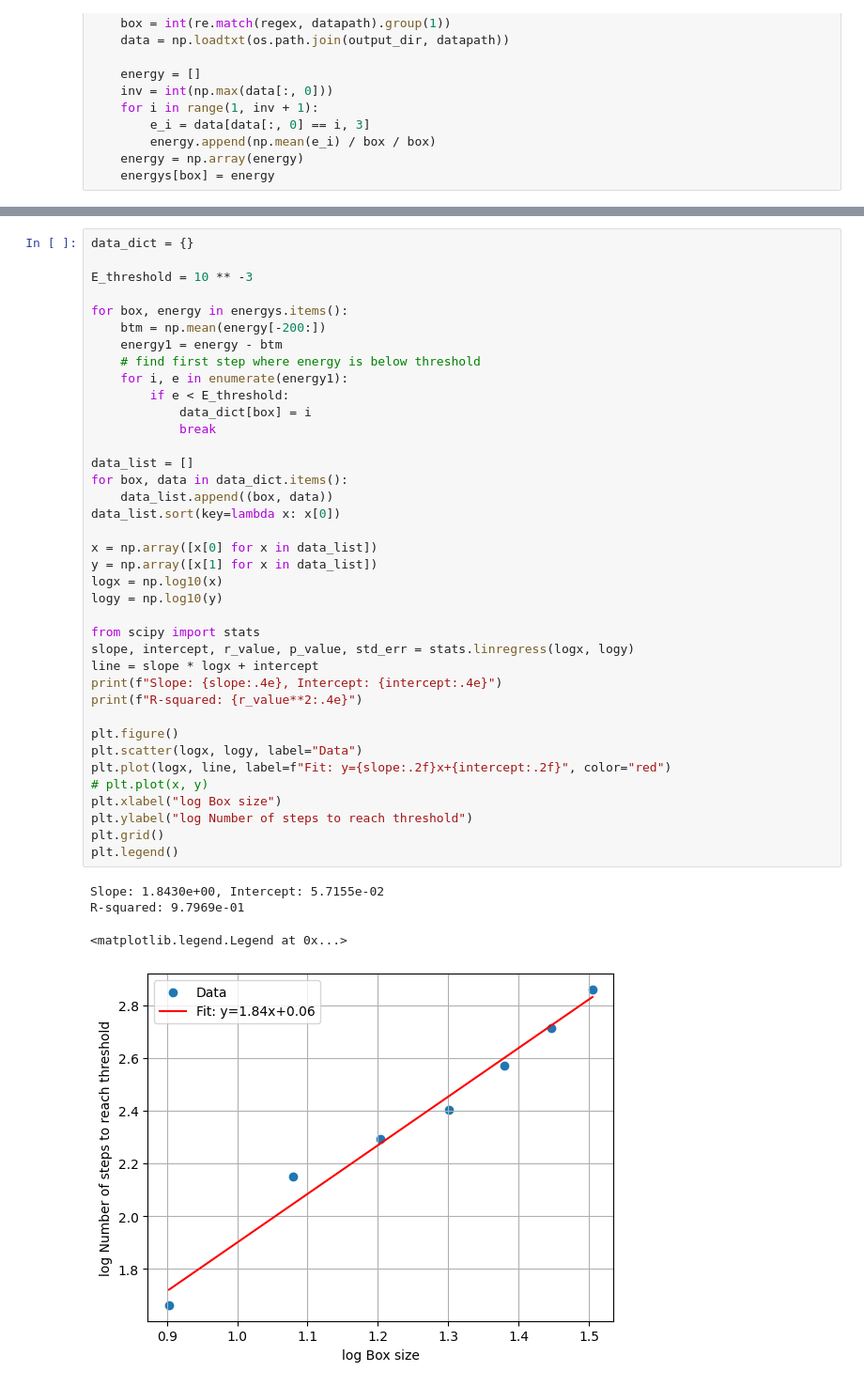
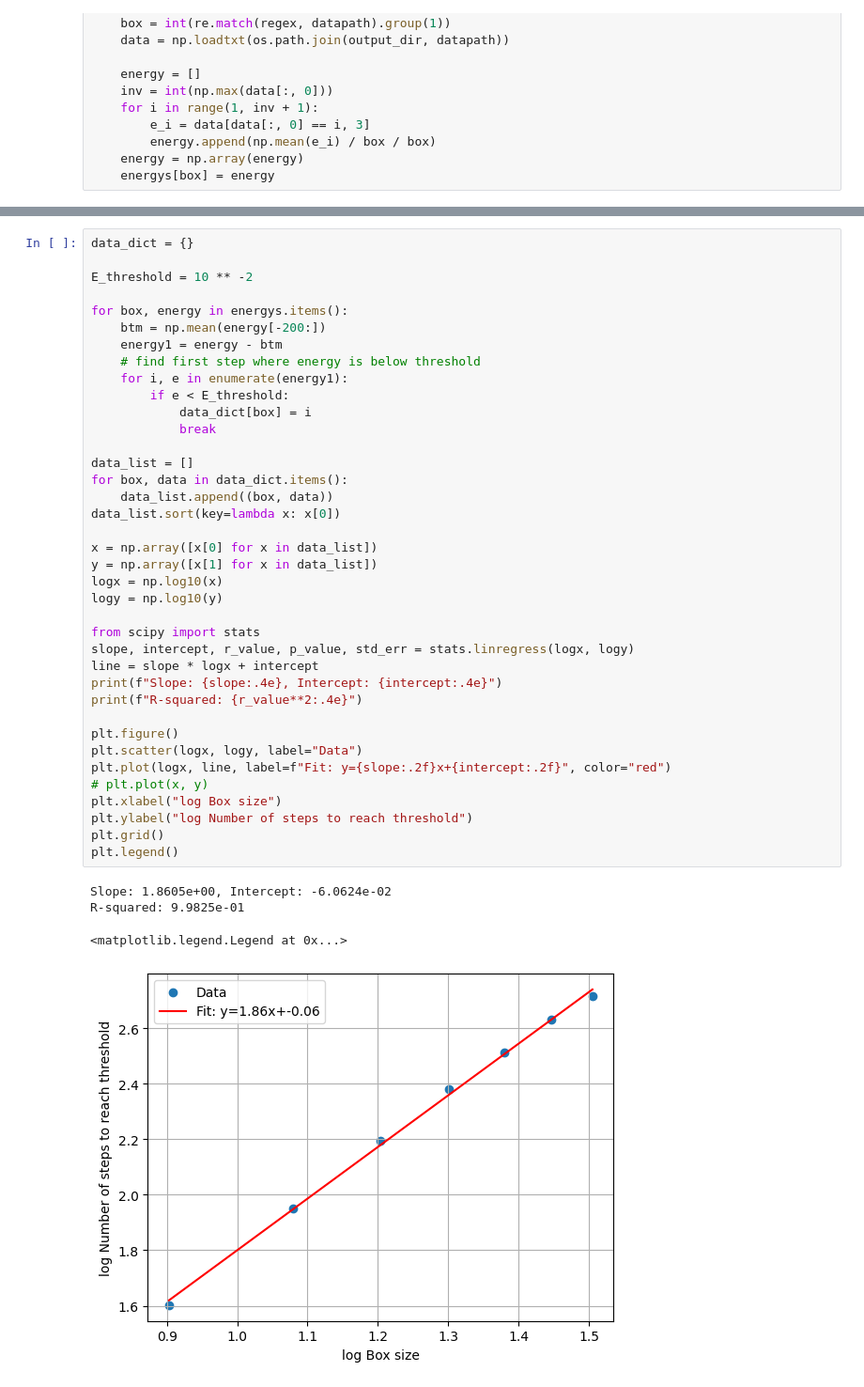
Before and after one commit to zty624/IntroPhyCom, a Jupyter notebook: hw8/b.ipynb, the cells around one changed output, grey strips where cells are left out. Shown at 94% size. Drawn from its saved outputs; the diff is of its cells as text.

```diff
--- a/hw8/b.ipynb
+++ b/hw8/b.ipynb
@@ -61,7 +61,7 @@ plt.show()
 # %%
 data_dict = {}
 
-E_threshold = 10 ** -3
+E_threshold = 10 ** -2
 
 for box, energy in energys.items():
     btm = np.mean(energy[-200:])
@@ -71,33 +71,33 @@ for box, energy in energys.items():
         if e < E_threshold:
             data_dict[box] = i
             break
 
 data_list = []
 for box, data in data_dict.items():
     data_list.append((box, data))
 data_list.sort(key=lambda x: x[0])
 
 x = np.array([x[0] for x in data_list])
 y = np.array([x[1] for x in data_list])
 logx = np.log10(x)
 logy = np.log10(y)
 
 from scipy import stats
 slope, intercept, r_value, p_value, std_err = stats.linregress(logx, logy)
 line = slope * logx + intercept
 print(f"Slope: {slope:.4e}, Intercept: {intercept:.4e}")
 print(f"R-squared: {r_value**2:.4e}")
 
 plt.figure()
 plt.scatter(logx, logy, label="Data")
 plt.plot(logx, line, label=f"Fit: y={slope:.2f}x+{intercept:.2f}", color="red")
 # plt.plot(x, y)
 plt.xlabel("log Box size")
 plt.ylabel("log Number of steps to reach threshold")
 plt.grid()
 plt.legend()
 # %% [output]
-Slope: 1.8430e+00, Intercept: 5.7155e-02
-R-squared: 9.7969e-01
+Slope: 1.8605e+00, Intercept: -6.0624e-02
+R-squared: 9.9825e-01
 <matplotlib.legend.Legend at 0x...>
-[figure, old version]
+[figure, new version]
```
Also changed, not shown: parts of 1 cell of this notebook, 2 other files.
